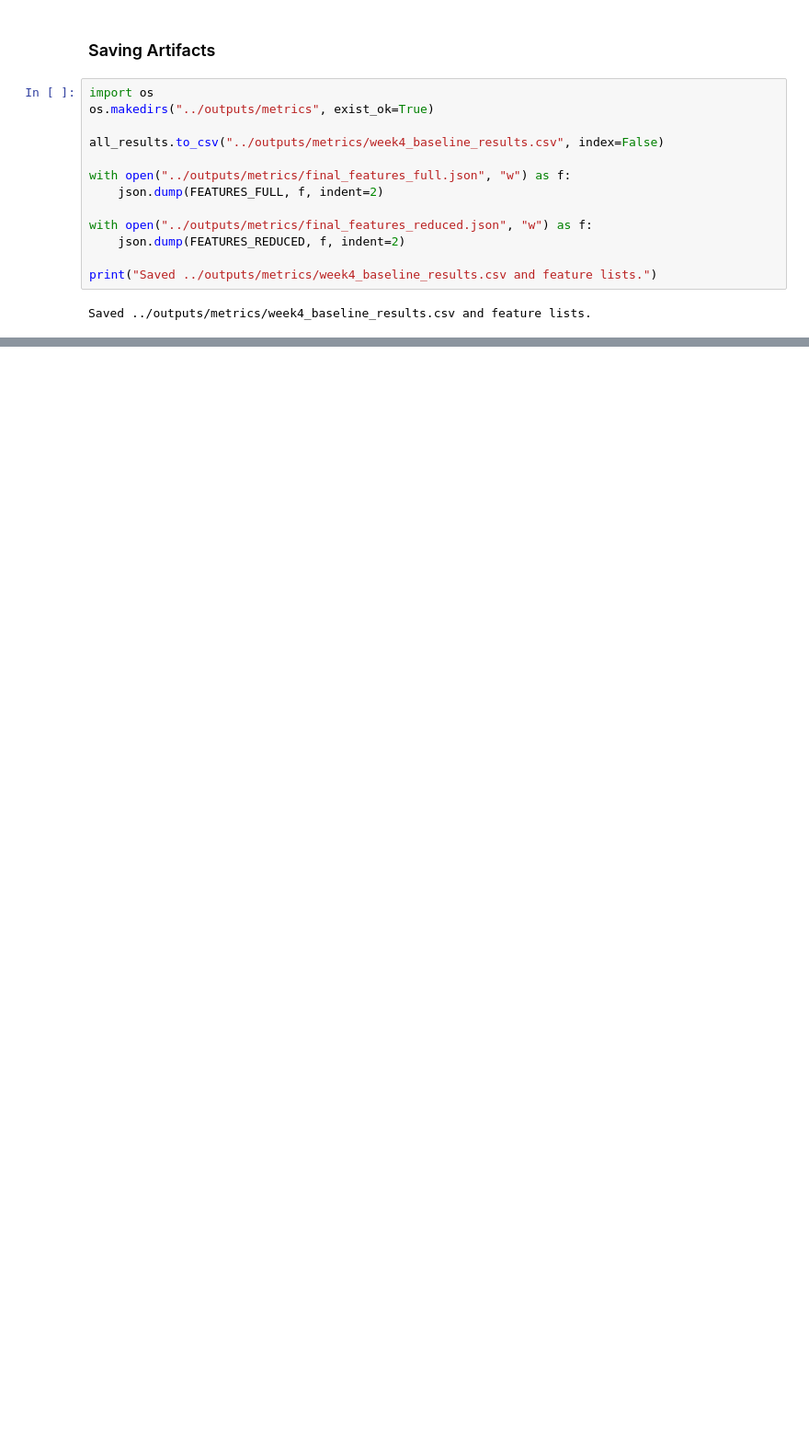
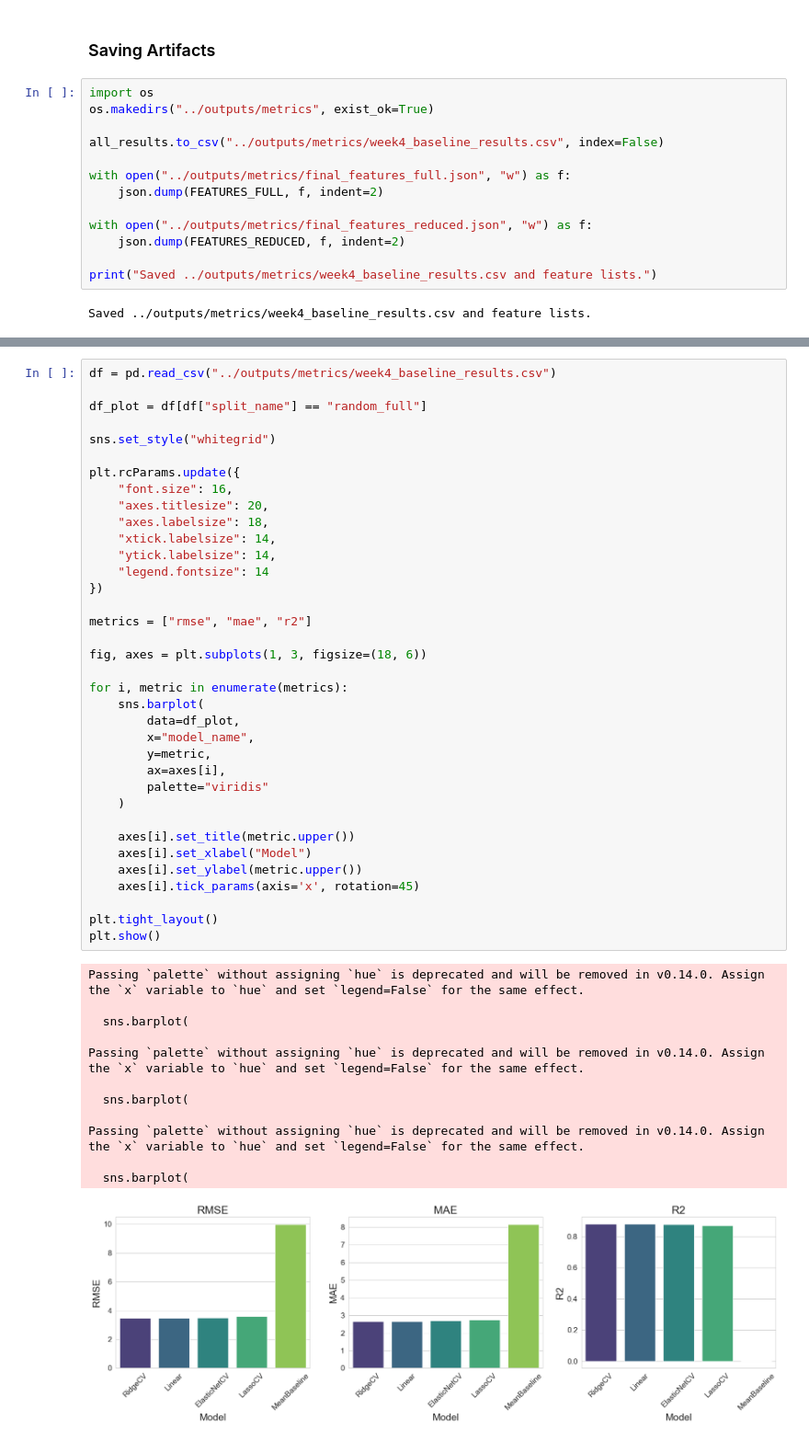
Before and after one commit to aleksiakolo/life-expectancy-analysis, a Jupyter notebook: notebooks/06_modeling_baselines.ipynb, the cells around one changed output, grey strips where cells are left out. Shown at 92% size. Cells and saved outputs as stored; diff of their text form; blank space fills up the shorter version.

```diff
--- a/notebooks/06_modeling_baselines.ipynb
+++ b/notebooks/06_modeling_baselines.ipynb
@@ -287,0 +293,49 @@ Saved ../outputs/metrics/week4_baseline_results.csv and feature lists.
+# %%
+df = pd.read_csv("../outputs/metrics/week4_baseline_results.csv")
+
+df_plot = df[df["split_name"] == "random_full"]
+
+sns.set_style("whitegrid")
+
+plt.rcParams.update({
+    "font.size": 16,
+    "axes.titlesize": 20,
+    "axes.labelsize": 18,
+    "xtick.labelsize": 14,
+    "ytick.labelsize": 14,
+    "legend.fontsize": 14
+})
+
+metrics = ["rmse", "mae", "r2"]
+
+fig, axes = plt.subplots(1, 3, figsize=(18, 6))
+
+for i, metric in enumerate(metrics):
+    sns.barplot(
+        data=df_plot,
+        x="model_name",
+        y=metric,
+        ax=axes[i],
+        palette="viridis"
+    )
+
+    axes[i].set_title(metric.upper())
+    axes[i].set_xlabel("Model")
+    axes[i].set_ylabel(metric.upper())
+    axes[i].tick_params(axis='x', rotation=45)
+
+plt.tight_layout()
+plt.show()
+# %% [output]
+Passing `palette` without assigning `hue` is deprecated and will be removed in v0.14.0. Assign the `x` variable to `hue` and set `legend=False` for the same effect.
+
+  sns.barplot(
+
+Passing `palette` without assigning `hue` is deprecated and will be removed in v0.14.0. Assign the `x` variable to `hue` and set `legend=False` for the same effect.
+
+  sns.barplot(
+
+Passing `palette` without assigning `hue` is deprecated and will be removed in v0.14.0. Assign the `x` variable to `hue` and set `legend=False` for the same effect.
+
+  sns.barplot(
+[figure, added]
```
Also changed, not shown: parts of 9 cells of this notebook, 12 other files.
